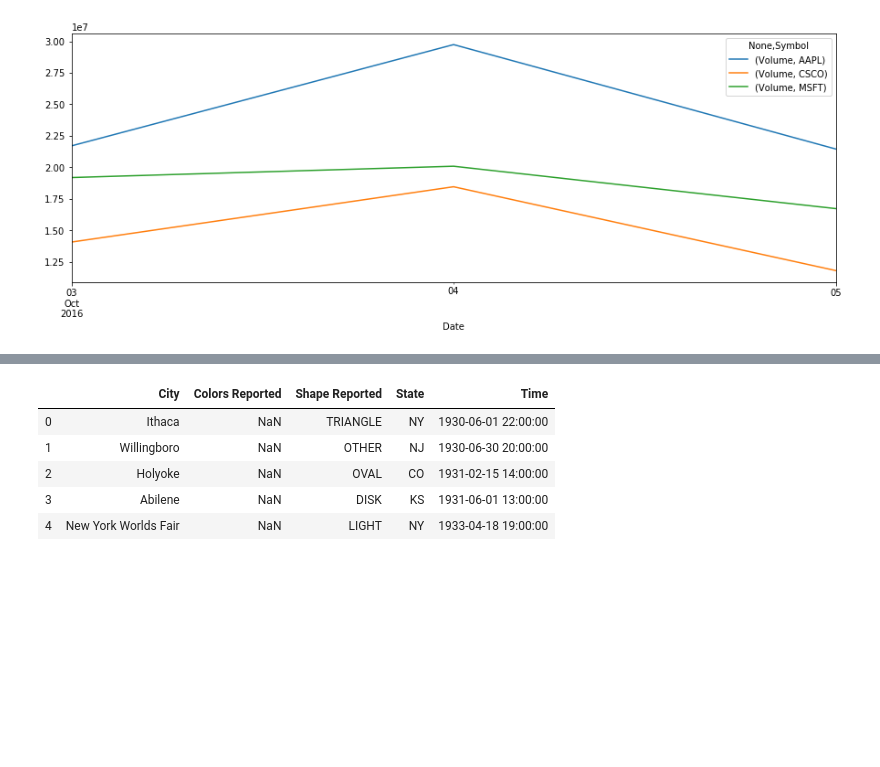
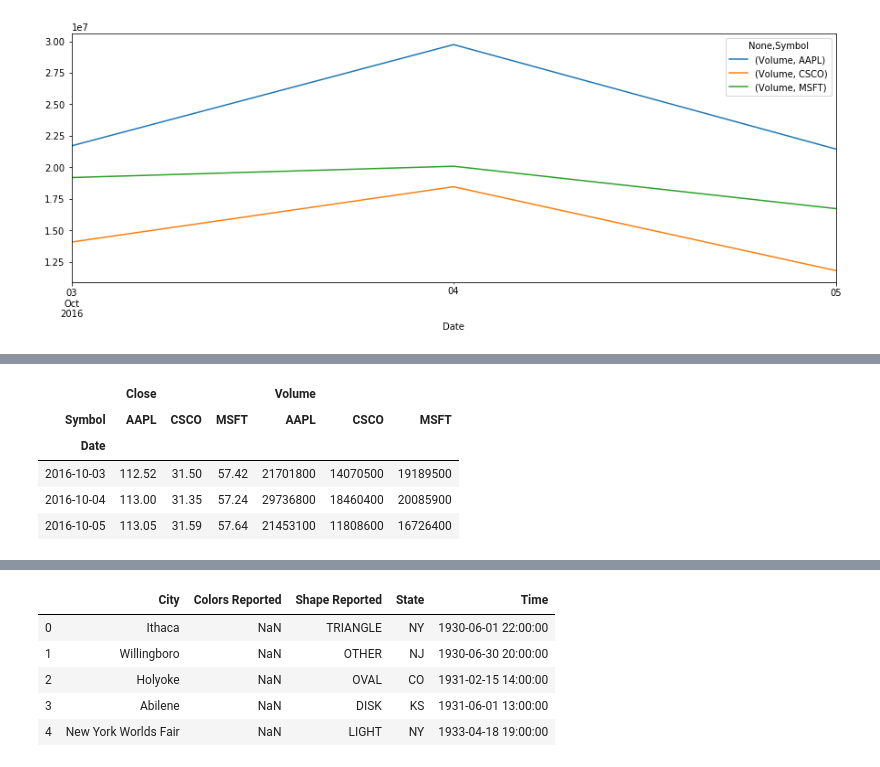
Before and after one commit to RafaelHarispe/WorkShopDS, a Jupyter notebook: Multi Index GrpBy.ipynb, the cells around one changed output, grey strips where cells are left out. Saved outputs shown, nothing was run; the diff lists cells and outputs as text; code cells hidden in the pictures; blank space fills up the shorter version.

```diff
--- a/Multi Index GrpBy.ipynb
+++ b/Multi Index GrpBy.ipynb
@@ -262,3 +361,6 @@ pt2.plot(figsize = (15, 5))
 # %% [output]
 <matplotlib.axes._subplots.AxesSubplot at 0x...>
 [figure]
+# %%
+pt2 = stocks.pivot_table(values = ['Close', 'Volume'], index = ['Symbol', 'Date'], aggfunc='sum')
+pt2
@@ -264,0 +392,9 @@ pt2.plot(figsize = (15, 5))
+# %%
+pt2.unstack(level=0)
+# %% [output]
+|  | Close |  |  | Volume |  |  |
+| Symbol | AAPL | CSCO | MSFT | AAPL | CSCO | MSFT |
+| Date |  |  |  |  |  |  |
+| 2016-10-03 | 112.52 | 31.50 | 57.42 | 21701800 | 14070500 | 19189500 |
+| 2016-10-04 | 113.00 | 31.35 | 57.24 | 29736800 | 18460400 | 20085900 |
+| 2016-10-05 | 113.05 | 31.59 | 57.64 | 21453100 | 11808600 | 16726400 |
```
Also changed, not shown: parts of 42 cells of this notebook, 4 other files.
